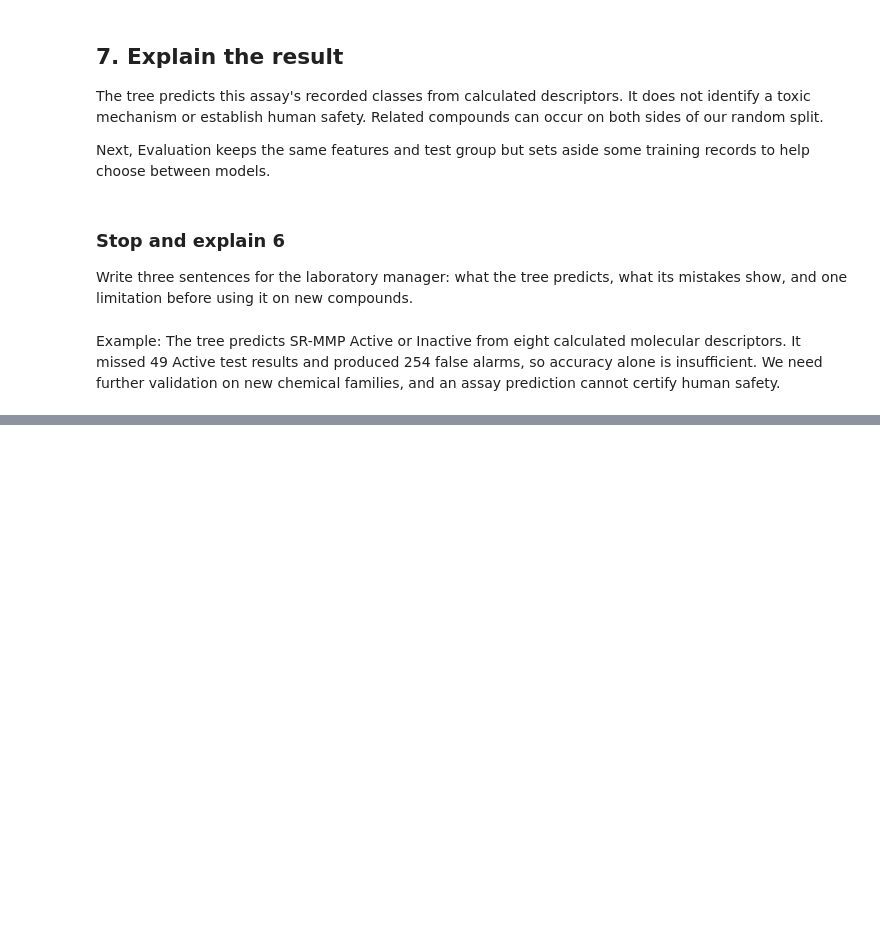
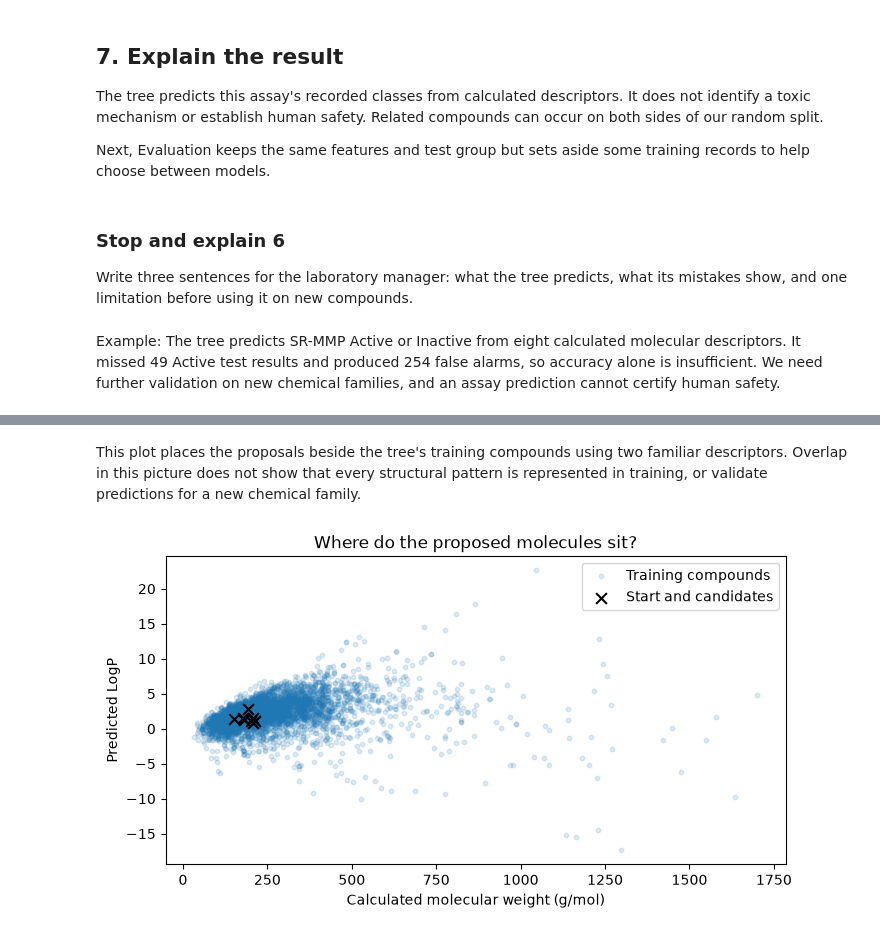
Before and after one commit to CompOmics/ML_AI_Analytical_Chemistry_Course, a Jupyter notebook: 01_Foundations/notebooks/TD1_tox21_solution.ipynb, the cells around one changed output, grey strips where cells are left out. Saved outputs shown, nothing was run; the diff lists cells and outputs as text; code cells hidden in the pictures; blank space fills up the shorter version.

```diff
--- a/01_Foundations/notebooks/TD1_tox21_solution.ipynb
+++ b/01_Foundations/notebooks/TD1_tox21_solution.ipynb
@@ -348,0 +541,10 @@ cannot certify human safety.
+# %%
+new_features = pd.DataFrame(index=proposed.index)
+new_features["Mass"] = proposed["molecule"].map(Descriptors.MolWt)
+new_features["LogP"] = proposed["molecule"].map(Descriptors.MolLogP)
+new_features["H_donors"] = proposed["molecule"].map(Descriptors.NumHDonors)
+new_features["H_acceptors"] = proposed["molecule"].map(Descriptors.NumHAcceptors)
+new_features["Polar_area"] = proposed["molecule"].map(Descriptors.TPSA)
+new_features["Rotatable_bonds"] = proposed["molecule"].map(Descriptors.NumRotatableBonds)
+new_features["Aromatic_rings"] = proposed["molecule"].map(Descriptors.NumAromaticRings)
+new_features["Heavy_atoms"] = proposed["molecule"].map(Descriptors.HeavyAtomCount)
@@ -348,0 +575,16 @@ cannot certify human safety.
+# %% [markdown]
+This plot places the proposals beside the tree's training compounds
+using two familiar descriptors. Overlap in this picture does not show
+that every structural pattern is represented in training, or validate
+predictions for a new chemical family.
+# %%
+plt.figure(figsize=(8, 4))
+plt.scatter(X_train["Mass"], X_train["LogP"], s=10, alpha=0.15, label="Training compounds")
+plt.scatter(new_features["Mass"], new_features["LogP"], s=60, marker="x", color="black", label="Start and candidates")
+plt.xlabel("Calculated molecular weight (g/mol)")
+plt.ylabel("Predicted LogP")
+plt.title("Where do the proposed molecules sit?")
+plt.legend()
+plt.show()
+# %% [output]
+[figure, added]
```
Also changed, not shown: parts of 31 cells of this notebook, 3 other files.
